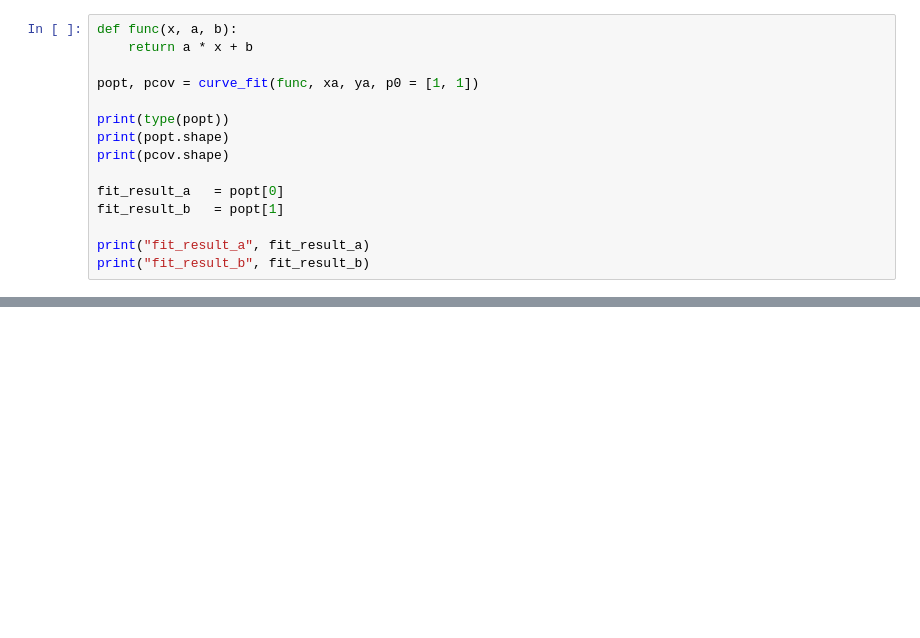
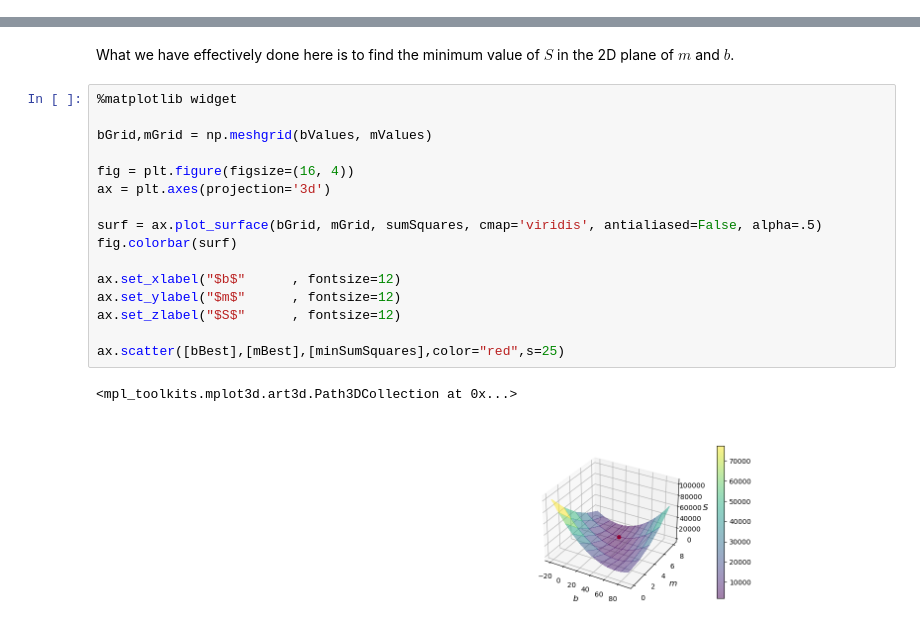
Before and after one commit to CWCopeland/ComputationalPhysics, a Jupyter notebook: LectureNotes/07_fittingData.ipynb, the cells around one changed output, grey strips where cells are left out. Cells and saved outputs as stored; diff of their text form; blank space fills up the shorter version.

```diff
--- a/LectureNotes/07_fittingData.ipynb
+++ b/LectureNotes/07_fittingData.ipynb
@@ -438,15 +0,0 @@ from scipy.optimize import curve_fit
-# %%
-def func(x, a, b):
-    return a * x + b
-
-popt, pcov = curve_fit(func, xa, ya, p0 = [1, 1])
-
-print(type(popt))
-print(popt.shape)
-print(pcov.shape)
-
-fit_result_a   = popt[0]
-fit_result_b   = popt[1]
-
-print("fit_result_a", fit_result_a)
-print("fit_result_b", fit_result_b)
@@ -1276,0 +122,21 @@ print(temperature)
+# %% [markdown]
+What we have effectively done here is to find the minimum value of $S$ in the 2D plane of $m$ and $b$.
+# %%
+%matplotlib widget
+
+bGrid,mGrid = np.meshgrid(bValues, mValues)
+
+fig = plt.figure(figsize=(16, 4))
+ax = plt.axes(projection='3d')
+
+surf = ax.plot_surface(bGrid, mGrid, sumSquares, cmap='viridis', antialiased=False, alpha=.5)
+fig.colorbar(surf)
+
+ax.set_xlabel("$b$"      , fontsize=12)
+ax.set_ylabel("$m$"      , fontsize=12)
+ax.set_zlabel("$S$"      , fontsize=12)
+
+ax.scatter([bBest],[mBest],[minSumSquares],color="red",s=25)
+# %% [output]
+<mpl_toolkits.mplot3d.art3d.Path3DCollection at 0x...>
+[figure, added]
```
Also changed, not shown: parts of 108 cells of this notebook.
